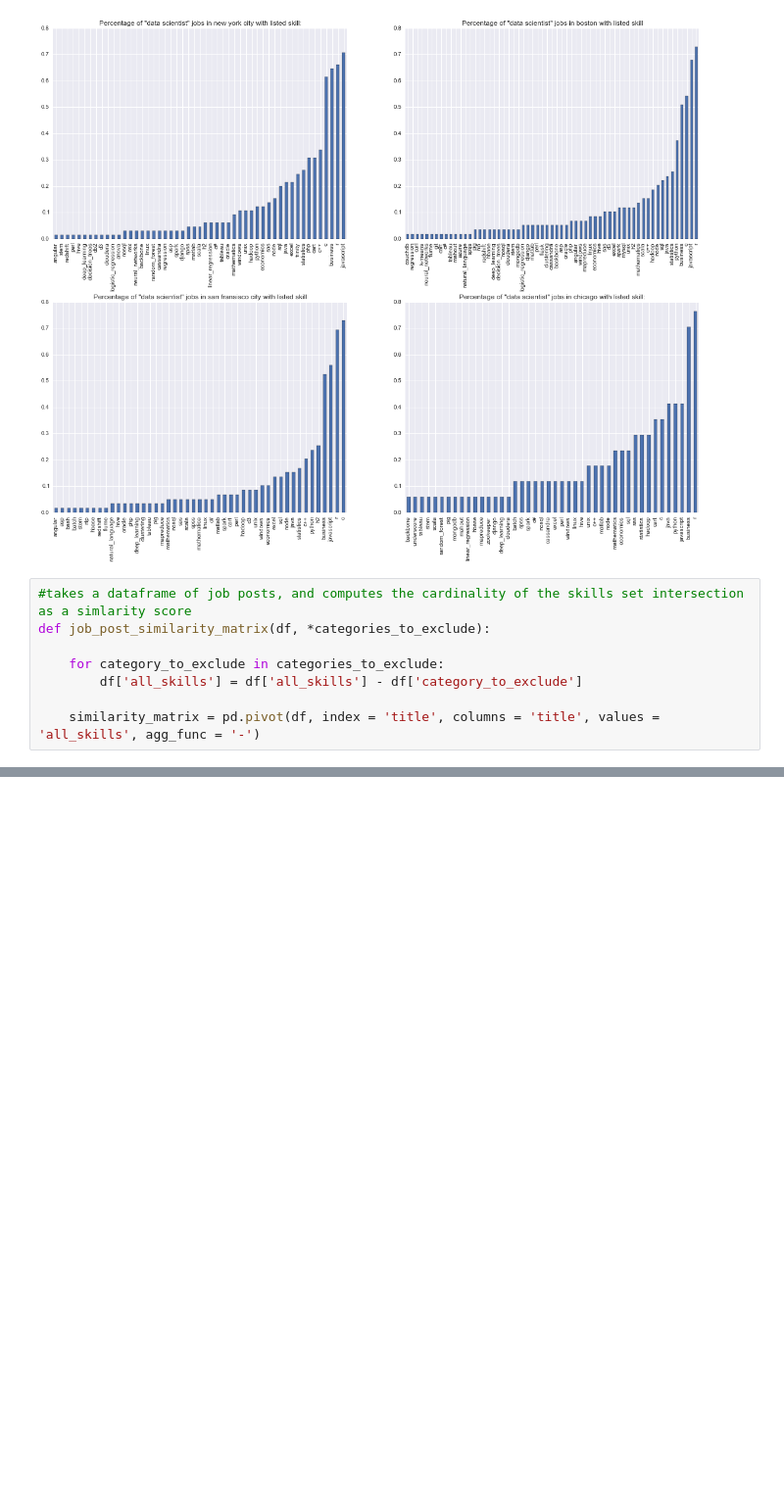
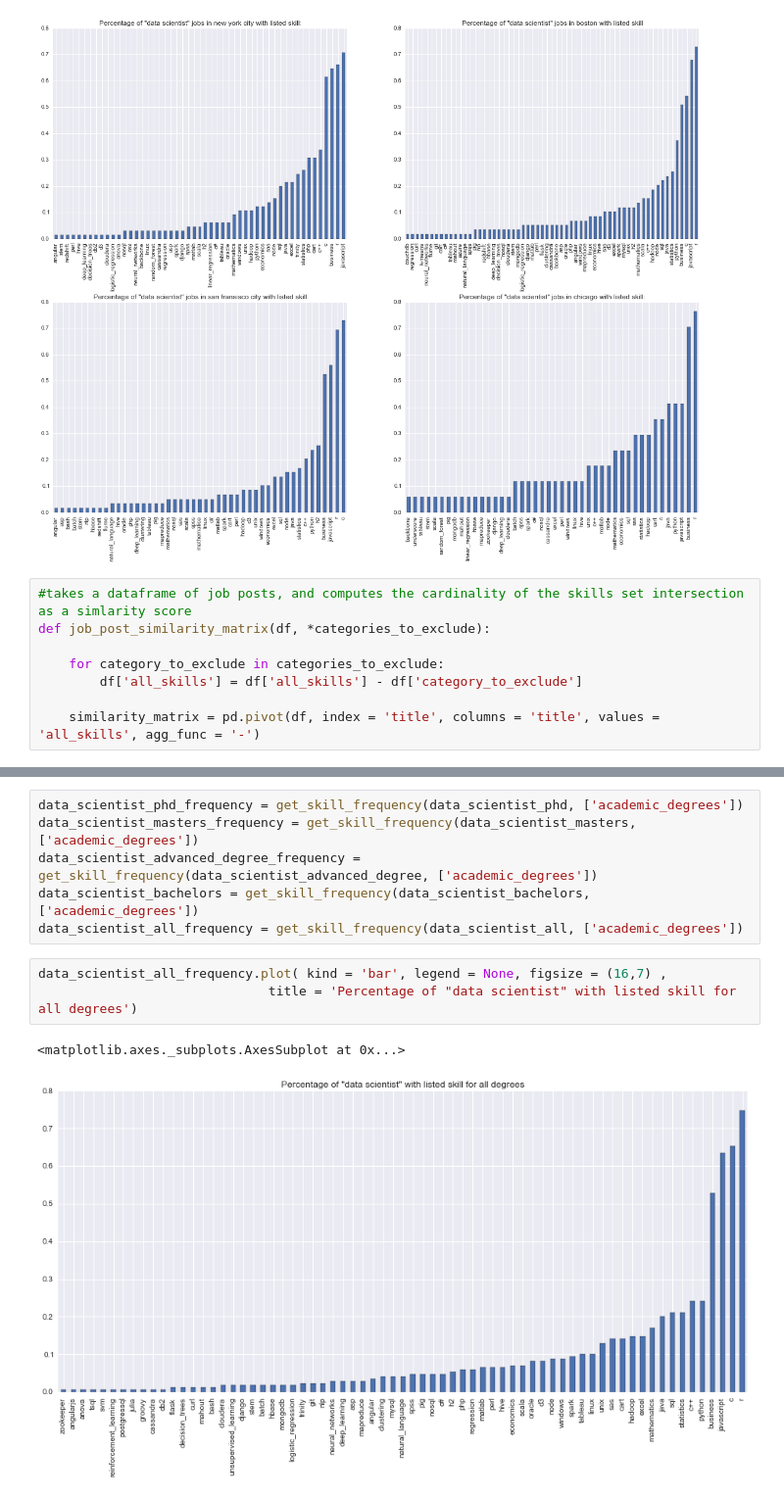
Before and after one commit to tamirbennatan/data_science_skills_analysis, a Jupyter notebook: Data Science Skills Analysis.ipynb, the cells around one changed output, grey strips where cells are left out. Shown at 98% size. Drawn from its saved outputs; the diff is of its cells as text; blank space fills up the shorter version.

```diff
--- a/Data Science Skills Analysis.ipynb
+++ b/Data Science Skills Analysis.ipynb
@@ -345,0 +424,12 @@ data_scientist_all.head()
+# %%
+data_scientist_phd_frequency = get_skill_frequency(data_scientist_phd, ['academic_degrees'])
+data_scientist_masters_frequency = get_skill_frequency(data_scientist_masters, ['academic_degrees'])
+data_scientist_advanced_degree_frequency = get_skill_frequency(data_scientist_advanced_degree, ['academic_degrees'])
+data_scientist_bachelors = get_skill_frequency(data_scientist_bachelors, ['academic_degrees'])
+data_scientist_all_frequency = get_skill_frequency(data_scientist_all, ['academic_degrees'])
+# %%
+data_scientist_all_frequency.plot( kind = 'bar', legend = None, figsize = (16,7) ,
+                              title = 'Percentage of "data scientist" with listed skill for all degrees')
+# %% [output]
+<matplotlib.axes._subplots.AxesSubplot at 0x...>
+[figure, added]
```
Also changed, not shown: parts of 13 cells of this notebook.
